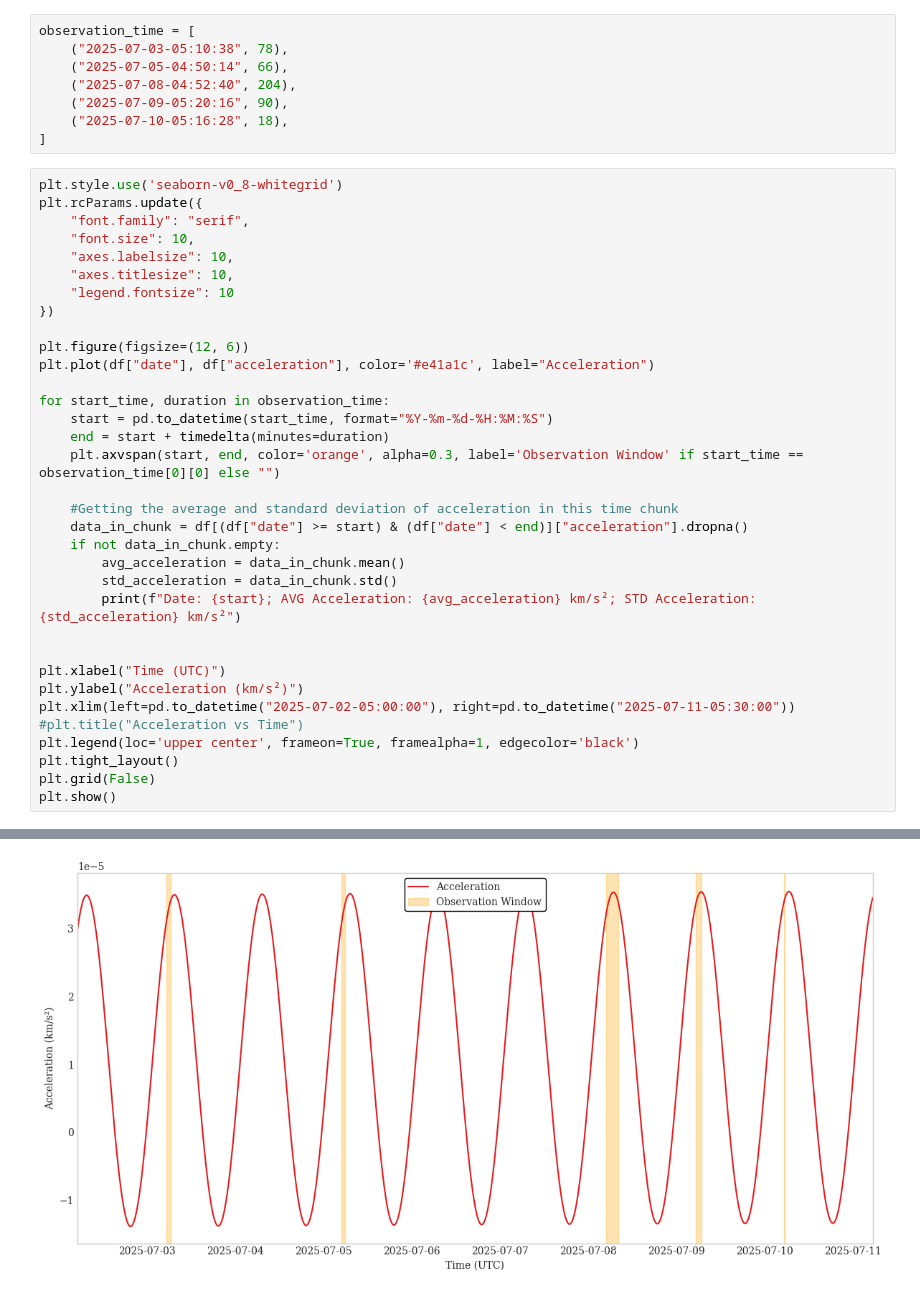
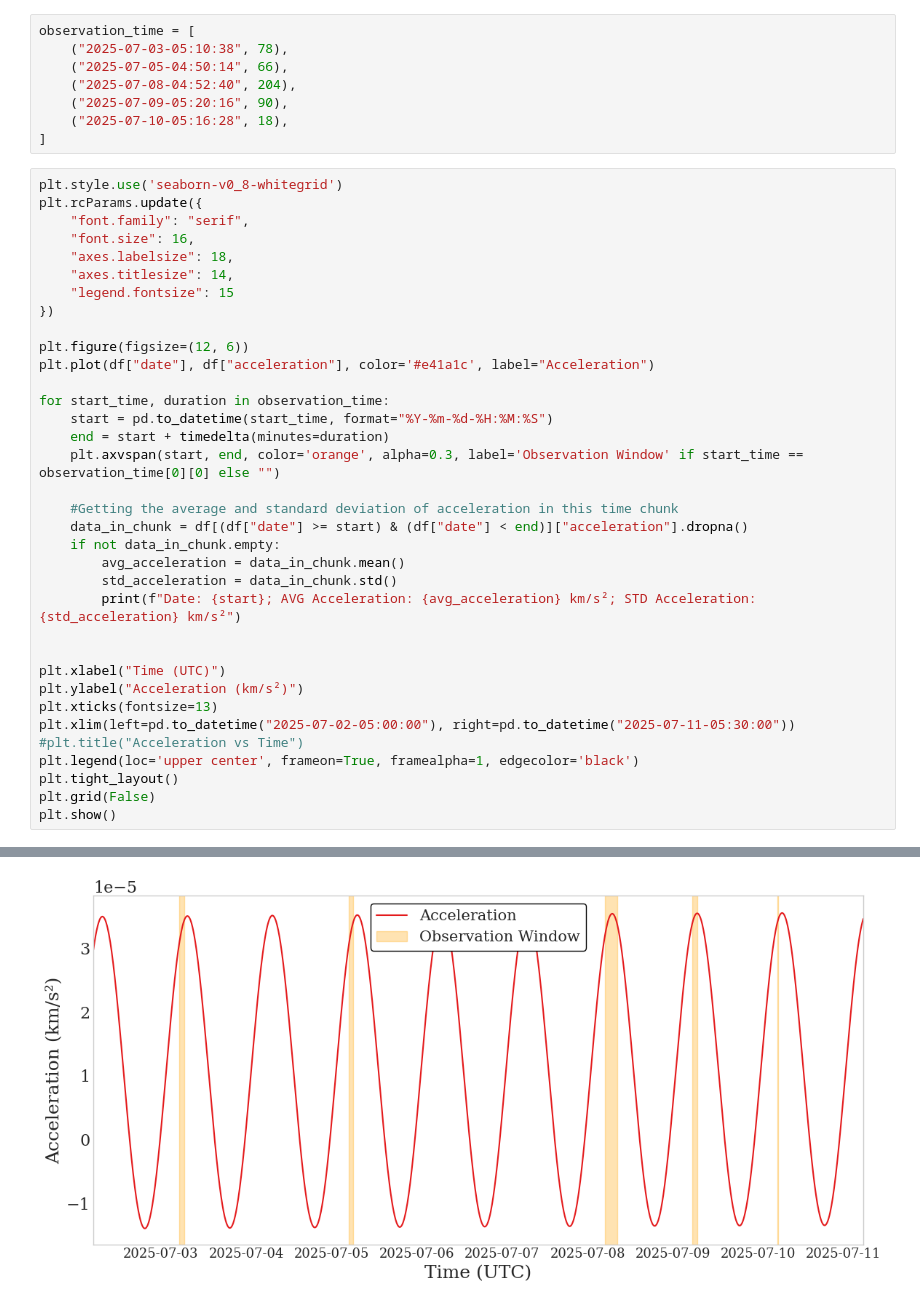
Before and after one commit to valegl04/BL_ATA_Alerts, a Jupyter notebook: ATA/deldot_acceleration.ipynb, the cells around one changed output, grey strips where cells are left out. Cells and saved outputs as stored; diff of their text form.

```diff
--- a/ATA/deldot_acceleration.ipynb
+++ b/ATA/deldot_acceleration.ipynb
@@ -69,40 +69,41 @@ observation_time = [
 plt.style.use('seaborn-v0_8-whitegrid')
 plt.rcParams.update({
     "font.family": "serif",
-    "font.size": 10,
-    "axes.labelsize": 10,
-    "axes.titlesize": 10,
-    "legend.fontsize": 10
+    "font.size": 16,
+    "axes.labelsize": 18,
+    "axes.titlesize": 14,
+    "legend.fontsize": 15
 })
 
 plt.figure(figsize=(12, 6))
 plt.plot(df["date"], df["acceleration"], color='#e41a1c', label="Acceleration")
 
 for start_time, duration in observation_time:
     start = pd.to_datetime(start_time, format="%Y-%m-%d-%H:%M:%S")
     end = start + timedelta(minutes=duration)
     plt.axvspan(start, end, color='orange', alpha=0.3, label='Observation Window' if start_time == observation_time[0][0] else "")
 
     #Getting the average and standard deviation of acceleration in this time chunk
     data_in_chunk = df[(df["date"] >= start) & (df["date"] < end)]["acceleration"].dropna()
     if not data_in_chunk.empty:
         avg_acceleration = data_in_chunk.mean()
         std_acceleration = data_in_chunk.std()
         print(f"Date: {start}; AVG Acceleration: {avg_acceleration} km/s²; STD Acceleration: {std_acceleration} km/s²")
 
 
 plt.xlabel("Time (UTC)")
 plt.ylabel("Acceleration (km/s²)")
+plt.xticks(fontsize=13)
 plt.xlim(left=pd.to_datetime("2025-07-02-05:00:00"), right=pd.to_datetime("2025-07-11-05:30:00"))
 #plt.title("Acceleration vs Time")
 plt.legend(loc='upper center', frameon=True, framealpha=1, edgecolor='black')
 plt.tight_layout()
 plt.grid(False)
 plt.show()
 # %% [output]
 Date: 2025-07-03 05:10:38; AVG Acceleration: 3.2808247863248184e-05 km/s²; STD Acceleration: 9.85914540809184e-07 km/s²
 Date: 2025-07-05 04:50:14; AVG Acceleration: 3.235570707070621e-05 km/s²; STD Acceleration: 9.467378115454759e-07 km/s²
 Date: 2025-07-08 04:52:40; AVG Acceleration: 3.44853186274513e-05 km/s²; STD Acceleration: 8.945620206935841e-07 km/s²
 Date: 2025-07-09 05:20:16; AVG Acceleration: 3.48605555555563e-05 km/s²; STD Acceleration: 5.350421477561101e-07 km/s²
 Date: 2025-07-10 05:16:28; AVG Acceleration: 3.4134814814813625e-05 km/s²; STD Acceleration: 1.8761566269669944e-07 km/s²
-[figure, old version]
+[figure, new version]
```
